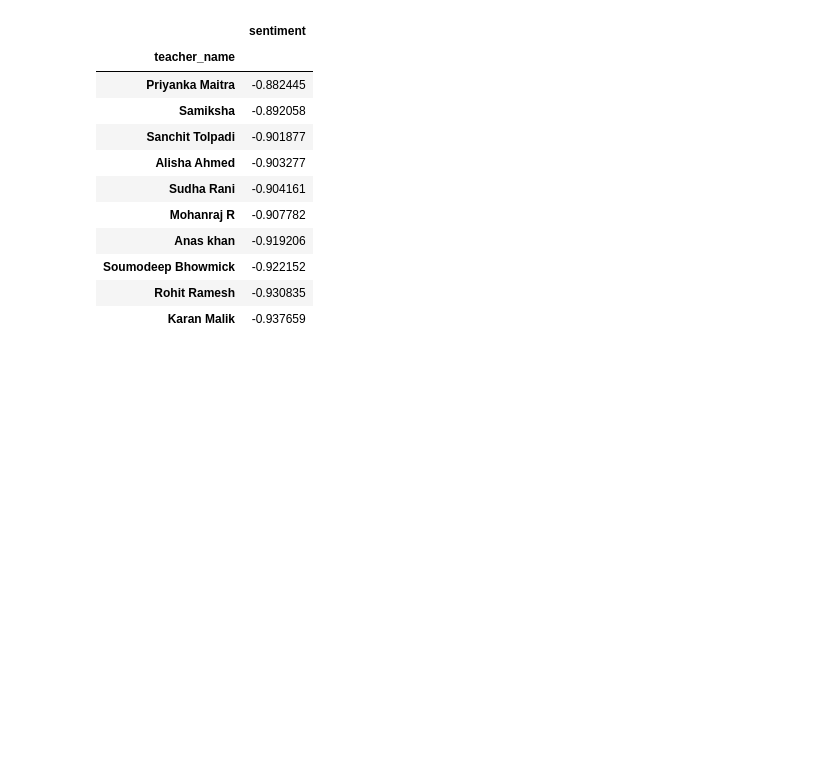
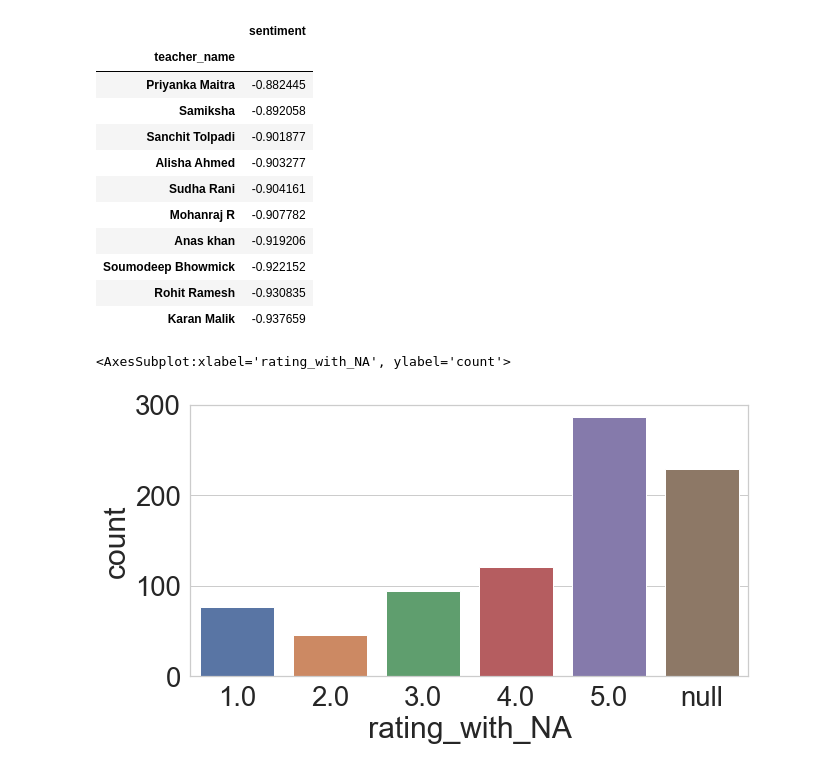
Before and after one commit to NishitSingh2023/NLP_PROJECT_LIDO, a Jupyter notebook: NLP on Demo Teacher Reviews 1-14 Sept.ipynb, the cells around one changed output. Drawn from its saved outputs; the diff is of its cells as text; code cells hidden in the pictures; blank space fills up the shorter version.

```diff
--- a/NLP on Demo Teacher Reviews 1-14 Sept.ipynb
+++ b/NLP on Demo Teacher Reviews 1-14 Sept.ipynb
@@ -477,3 +465,10 @@ avg_emotion_per_teacher.sort_values(by="sentiment", ascending=False, na_position
 | Soumodeep Bhowmick | -0.922152 |
 | Rohit Ramesh | -0.930835 |
 | Karan Malik | -0.937659 |
+# %%
+plt.figure(figsize=(10,5))
+data["rating_with_NA"] = data['product_rating'].fillna('null')
+sns.countplot(data['rating_with_NA'])
+# %% [output]
+<AxesSubplot:xlabel='rating_with_NA', ylabel='count'>
+[figure, added]
```
Also changed, not shown: parts of 33 cells of this notebook, 1 other file.
